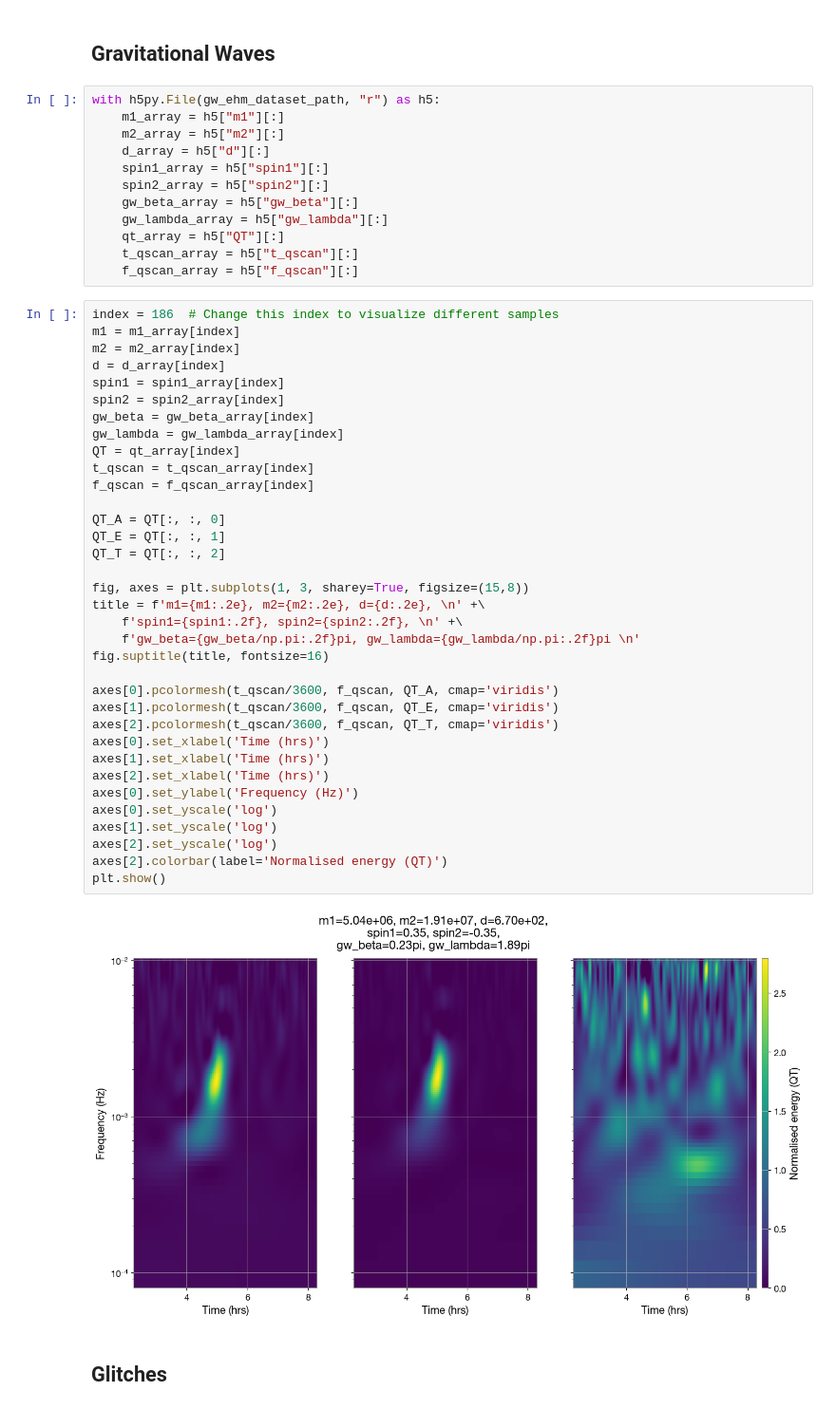
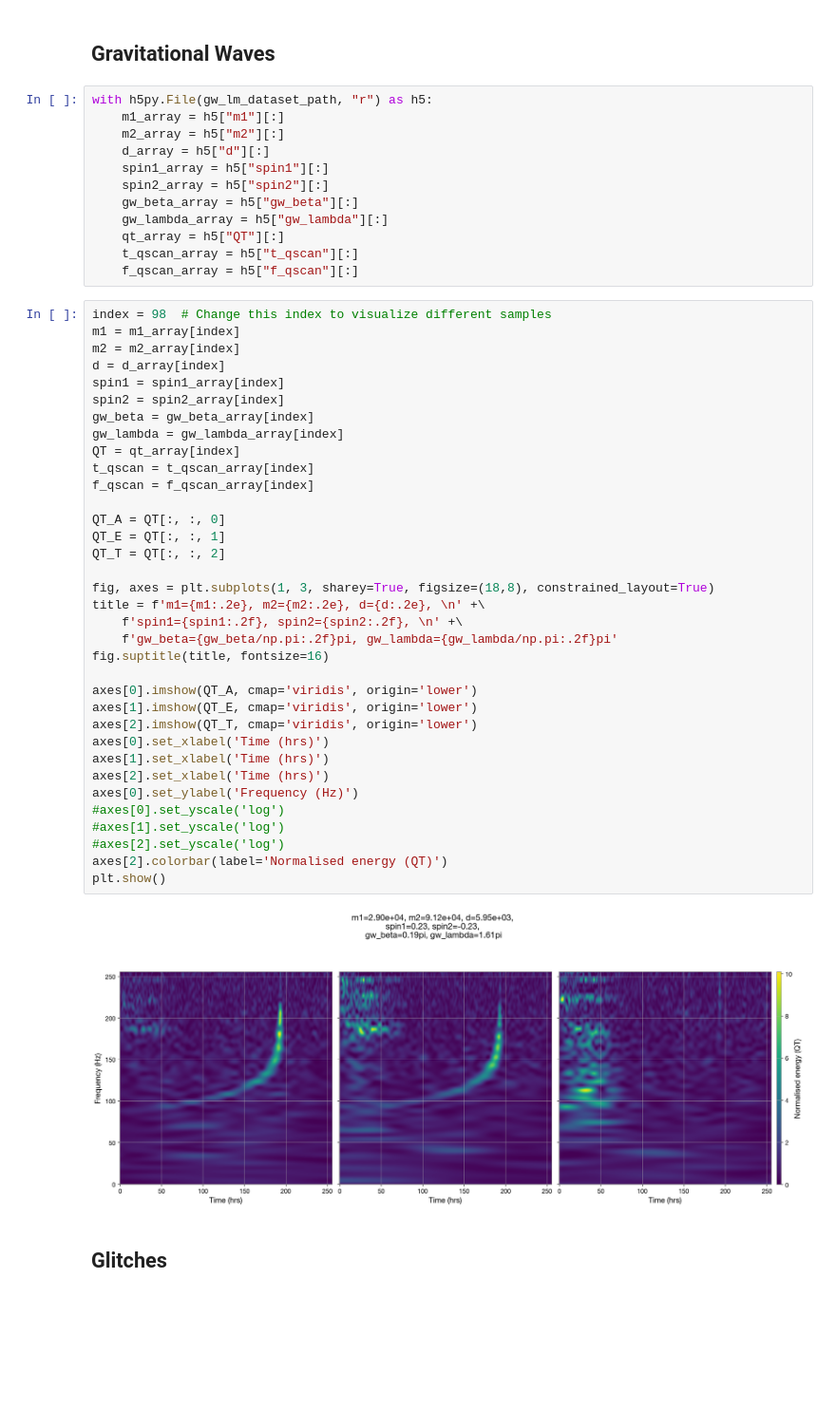
Before and after one commit to AryamannRao/LISAGlitchSignalClassifier, a Jupyter notebook: src/notebooks/image_viewer.ipynb, the cells around one changed output. Shown at 95% size. Saved outputs shown, nothing was run; the diff lists cells and outputs as text; blank space fills up the shorter version.

Commit message:
Changed qtransform interpolation. Started experimenting model training. Made training datasets.

```diff
--- a/src/notebooks/image_viewer.ipynb
+++ b/src/notebooks/image_viewer.ipynb
@@ -24,7 +20,7 @@ warnings.filterwarnings("ignore")
 # %% [markdown]
 ## Gravitational Waves
 # %%
-with h5py.File(gw_ehm_dataset_path, "r") as h5:
+with h5py.File(gw_lm_dataset_path, "r") as h5:
     m1_array = h5["m1"][:]
     m2_array = h5["m2"][:]
     d_array = h5["d"][:]
@@ -36,42 +32,42 @@ with h5py.File(gw_ehm_dataset_path, "r") as h5:
     t_qscan_array = h5["t_qscan"][:]
     f_qscan_array = h5["f_qscan"][:]
 # %%
-index = 186  # Change this index to visualize different samples
+index = 98  # Change this index to visualize different samples
 m1 = m1_array[index]
 m2 = m2_array[index]
 d = d_array[index]
 spin1 = spin1_array[index]
 spin2 = spin2_array[index]
 gw_beta = gw_beta_array[index]
 gw_lambda = gw_lambda_array[index]
 QT = qt_array[index]
 t_qscan = t_qscan_array[index]
 f_qscan = f_qscan_array[index]
 
 QT_A = QT[:, :, 0]
 QT_E = QT[:, :, 1]
 QT_T = QT[:, :, 2]
 
-fig, axes = plt.subplots(1, 3, sharey=True, figsize=(15,8))
+fig, axes = plt.subplots(1, 3, sharey=True, figsize=(18,8), constrained_layout=True)
 title = f'm1={m1:.2e}, m2={m2:.2e}, d={d:.2e}, \n' +\
     f'spin1={spin1:.2f}, spin2={spin2:.2f}, \n' +\
-    f'gw_beta={gw_beta/np.pi:.2f}pi, gw_lambda={gw_lambda/np.pi:.2f}pi \n'
+    f'gw_beta={gw_beta/np.pi:.2f}pi, gw_lambda={gw_lambda/np.pi:.2f}pi'
 fig.suptitle(title, fontsize=16)
 
-axes[0].pcolormesh(t_qscan/3600, f_qscan, QT_A, cmap='viridis')
-axes[1].pcolormesh(t_qscan/3600, f_qscan, QT_E, cmap='viridis')
-axes[2].pcolormesh(t_qscan/3600, f_qscan, QT_T, cmap='viridis')
+axes[0].imshow(QT_A, cmap='viridis', origin='lower')
+axes[1].imshow(QT_E, cmap='viridis', origin='lower')
+axes[2].imshow(QT_T, cmap='viridis', origin='lower')
 axes[0].set_xlabel('Time (hrs)')
 axes[1].set_xlabel('Time (hrs)')
 axes[2].set_xlabel('Time (hrs)')
 axes[0].set_ylabel('Frequency (Hz)')
-axes[0].set_yscale('log')
-axes[1].set_yscale('log')
-axes[2].set_yscale('log')
+#axes[0].set_yscale('log')
+#axes[1].set_yscale('log')
+#axes[2].set_yscale('log')
 axes[2].colorbar(label='Normalised energy (QT)')
 plt.show()
 # %% [output]
-[figure, old version]
+[figure, new version]
 # %% [markdown]
 ## Glitches
 # %%
```
Also changed, not shown: parts of 8 cells of this notebook, 7 other files.
